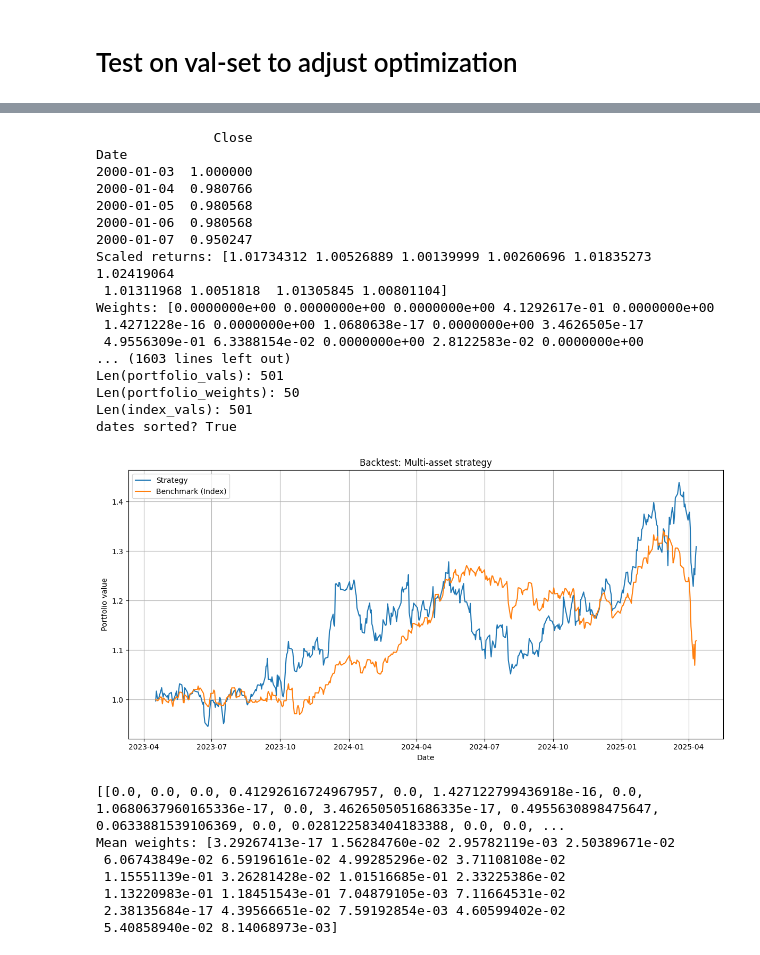
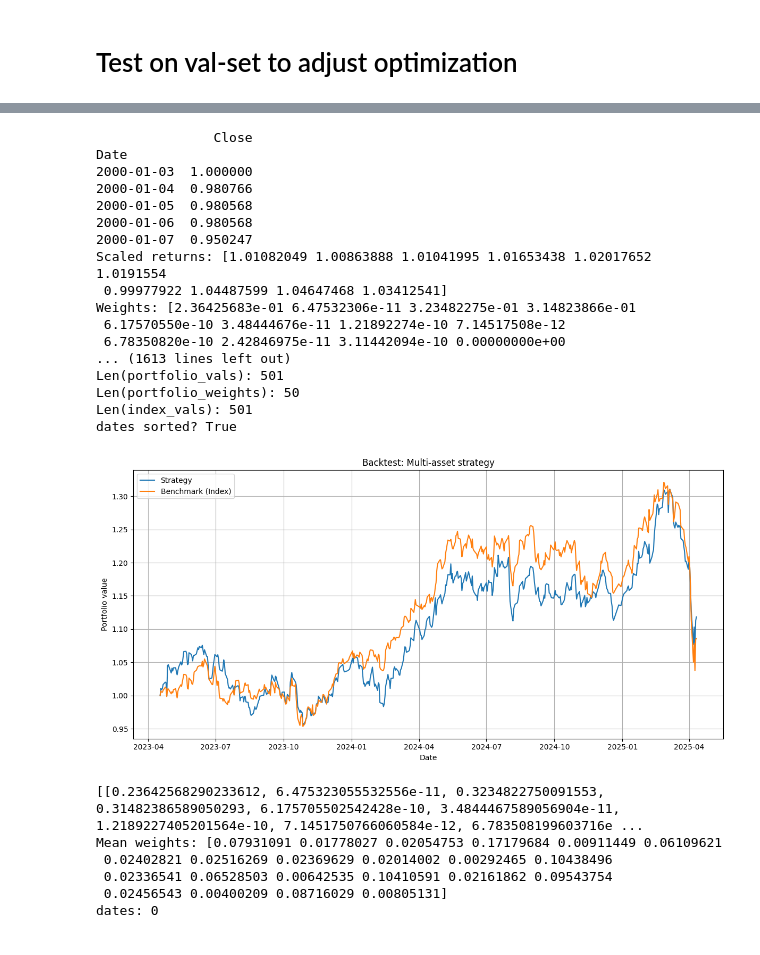
Before and after one commit to peogradin/Project-AMLNN, a Jupyter notebook: run_models.ipynb, the cells around one changed output, grey strips where cells are left out. Drawn from its saved outputs; the diff is of its cells as text; code cells hidden in the pictures.

```diff
--- a/run_models.ipynb
+++ b/run_models.ipynb
@@ -6,9 +6,12 @@ import data.MultiAssetDataset_v3
 importlib.reload(data.MultiAssetDataset_v3)
 from data.MultiAssetDataset_v3 import MultiAssetSequencedDataset
 from torch.utils.data import DataLoader
+import torch
+import numpy as np
+np.random.seed(42)
+torch.manual_seed(42)
 
 df = pd.read_csv("data/OMXS22_model_features_raw.csv", index_col = "Date", parse_dates = True)
-# Take out kinnevik and nibe
 
 tickers = df["Ticker"].unique().tolist()
 print(df.head())
@@ -16,7 +19,8 @@ features = ["Close"]
 target_col = "Close"
 window   = 100
 window_step_length = 6
-horizon  = [i for i in range(1, 11)]
+#horizon  = [i for i in range(1, 11)]
+horizon = [10]
 
 
 train_stop = pd.Timestamp("2016-01-01")
@@ -83,14 +87,14 @@ model = MultiAssetLSTM(
     n_features=len(features),
     hidden_size=132,
     num_layers=2,
-    dropout=0.3,
+    dropout=0.2,
     horizon=horizon
 )
 
 criterion = nn.L1Loss()
 optimizer = optim.Adam(model.parameters(), lr=1e-3)
 
-num_epochs   = 50
+num_epochs   = 25
 patience     = num_epochs
 save_path    = "best_multiasset_lstm.pt"
 
@@ -162,7 +166,7 @@ import functions.plot_predictions
 importlib.reload(functions.plot_predictions)
 from functions.plot_predictions import plot_predictions
 
-model.load_state_dict(torch.load(save_path))
+model.load_state_dict(torch.load("best_multiasset_lstm.pt"))
 model.eval()
 idx = 0
 plot_predictions(
@@ -267,49 +271,49 @@ df_index = df_index_raw.copy()
 df_index.columns = ["Close"]
 print(df_index.head())
 
 weight_optimizer = PortfolioWeightOptimizer(
     strategy="sharpe_opt",
     multi_horizon=True,
-    risk_aversion=2.0
+    risk_aversion=1.
 )
 
 result_lstm = backtest_multi_asset(
     ds_test,
     model,
     weight_optimizer,
     df_prices,
     index_df=df_index,
     plot=True,
-    trading_cost=0.005,
+    trading_cost=0.001,
 )
 print(result_lstm["weights"])
 print(f"Mean weights: {np.array(result_lstm['weights']).mean(axis=0)}")
+print(f"dates: {0}")
 # %% [output]
                Close
 Date
 2000-01-03  1.000000
 2000-01-04  0.980766
 2000-01-05  0.980568
 2000-01-06  0.980568
 2000-01-07  0.950247
-Scaled returns: [1.01734312 1.00526889 1.00139999 1.00260696 1.01835273 1.02419064
- 1.01311968 1.0051818  1.01305845 1.00801104]
-Weights: [0.0000000e+00 0.0000000e+00 0.0000000e+00 4.1292617e-01 0.0000000e+00
- 1.4271228e-16 0.0000000e+00 1.0680638e-17 0.0000000e+00 3.4626505e-17
- 4.9556309e-01 6.3388154e-02 0.0000000e+00 2.8122583e-02 0.0000000e+00
-... (1603 lines left out)
+Scaled returns: [1.01082049 1.00863888 1.01041995 1.01653438 1.02017652 1.0191554
+ 0.99977922 1.04487599 1.04647468 1.03412541]
+Weights: [2.36425683e-01 6.47532306e-11 3.23482275e-01 3.14823866e-01
+ 6.17570550e-10 3.48444676e-11 1.21892274e-10 7.14517508e-12
+ 6.78350820e-10 2.42846975e-11 3.11442094e-10 0.00000000e+00
+... (1613 lines left out)
 Len(portfolio_vals): 501
 Len(portfolio_weights): 50
 Len(index_vals): 501
 dates sorted? True
-[figure, old version]
+[figure, new version]
-[[0.0, 0.0, 0.0, 0.41292616724967957, 0.0, 1.427122799436918e-16, 0.0, 1.0680637960165336e-17, 0.0, 3.4626505051686335e-17, 0.4955630898475647, 0.0633881539106369, 0.0, 0.028122583404183388, 0.0, 0.0, ...
-Mean weights: [3.29267413e-17 1.56284760e-02 2.95782119e-03 2.50389671e-02
- 6.06743849e-02 6.59196161e-02 4.99285296e-02 3.71108108e-02
- 1.15551139e-01 3.26281428e-02 1.01516685e-01 2.33225386e-02
- 1.13220983e-01 1.18451543e-01 7.04879105e-03 7.11664531e-02
- 2.38135684e-17 4.39566651e-02 7.59192854e-03 4.60599402e-02
- 5.40858940e-02 8.14068973e-03]
+[[0.23642568290233612, 6.475323055532556e-11, 0.3234822750091553, 0.31482386589050293, 6.175705502542428e-10, 3.4844467589056904e-11, 1.2189227405201564e-10, 7.1451750766060584e-12, 6.783508199603716e ...
+Mean weights: [0.07931091 0.01778027 0.02054753 0.17179684 0.00911449 0.06109621
+ 0.02402821 0.02516269 0.02369629 0.02014002 0.00292465 0.10438496
+ 0.02336541 0.06528503 0.00642535 0.10410591 0.02161862 0.09543754
+ 0.02456543 0.00400209 0.08716029 0.00805131]
+dates: 0
 # %%
 portfolio_dates = result_lstm["dates"]
 portfolio_vals = result_lstm["values"]
```
Also changed, not shown: parts of 10 cells of this notebook, 3 other files.
